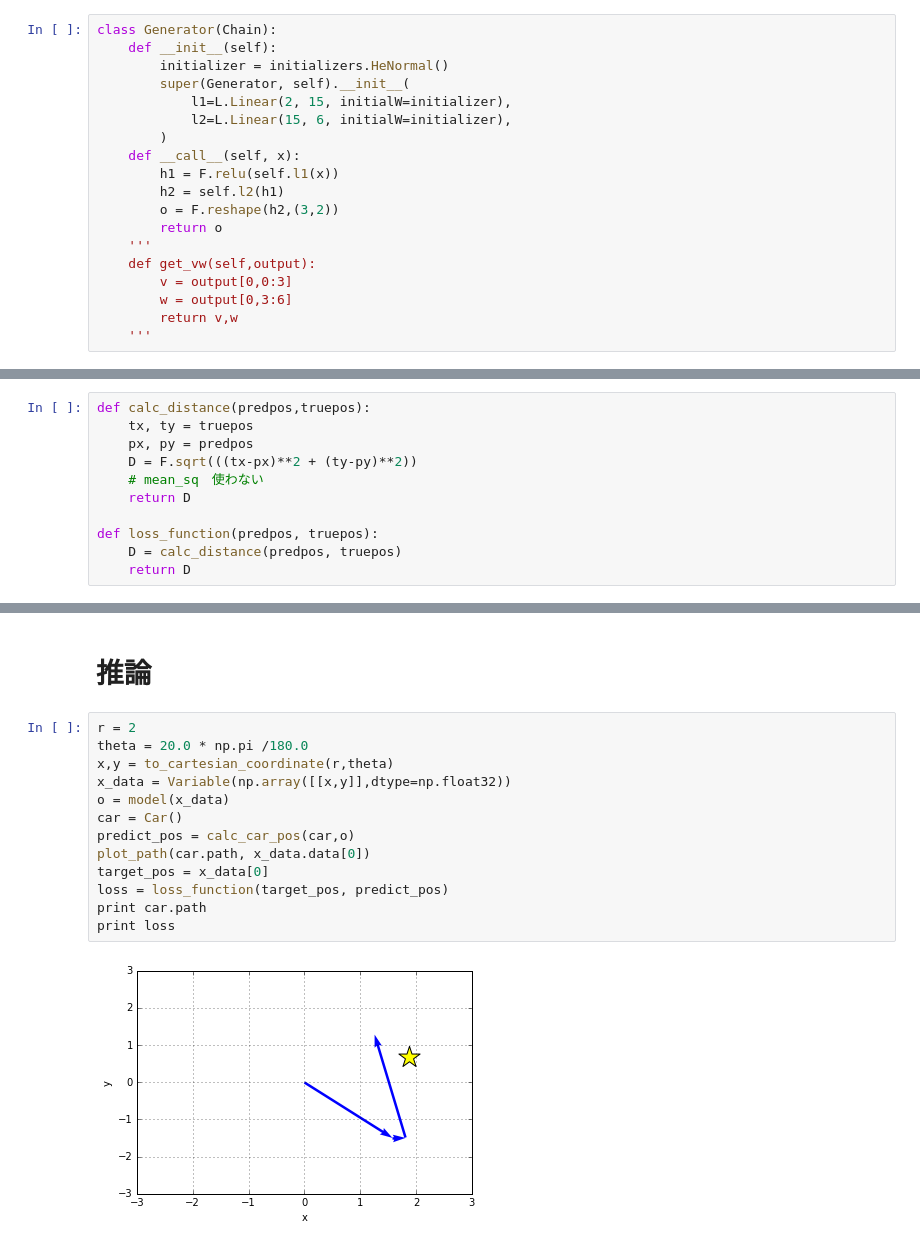
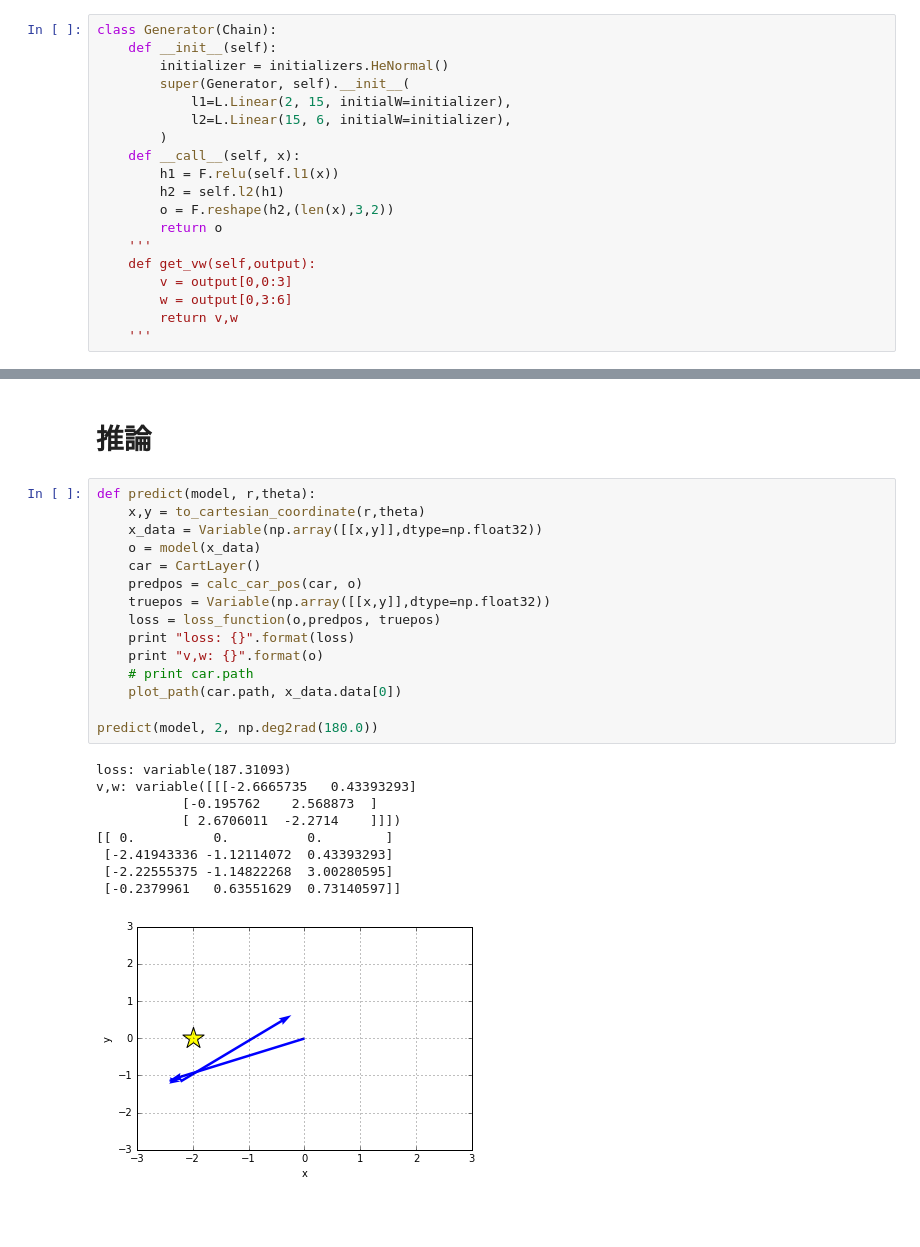
Before and after one commit to yotaseki/ParameterLearning, a Jupyter notebook: MovingCar.ipynb, the cells around one changed output, grey strips where cells are left out. Cells and saved outputs as stored; diff of their text form; blank space fills up the shorter version.

```diff
--- a/MovingCar.ipynb
+++ b/MovingCar.ipynb
@@ -87,7 +102,7 @@ class Generator(Chain):
     def __call__(self, x):
         h1 = F.relu(self.l1(x))
         h2 = self.l2(h1)
-        o = F.reshape(h2,(3,2))
+        o = F.reshape(h2,(len(x),3,2))
         return o
     '''
     def get_vw(self,output):
@@ -191,13 +214,2 @@ fig2.grid(True)
 # %% [markdown]
 # 損失関数
-# %%
-def calc_distance(predpos,truepos):
-    tx, ty = truepos
-    px, py = predpos
-    D = F.sqrt(((tx-px)**2 + (ty-py)**2))
-    # mean_sq　使わない
-    return D
-
-def loss_function(predpos, truepos):
-    D = calc_distance(predpos, truepos)
-    return D
@@ -250,17 +295,27 @@ train(x_data)
 # %% [markdown]
 # 推論
 # %%
-r = 2
-theta = 20.0 * np.pi /180.0
-x,y = to_cartesian_coordinate(r,theta)
-x_data = Variable(np.array([[x,y]],dtype=np.float32))
-o = model(x_data)
-car = Car()
-predict_pos = calc_car_pos(car,o)
-plot_path(car.path, x_data.data[0])
-target_pos = x_data[0]
-loss = loss_function(target_pos, predict_pos)
-print car.path
-print loss
+def predict(model, r,theta):
+    x,y = to_cartesian_coordinate(r,theta)
+    x_data = Variable(np.array([[x,y]],dtype=np.float32))
+    o = model(x_data)
+    car = CartLayer()
+    predpos = calc_car_pos(car, o)
+    truepos = Variable(np.array([[x,y]],dtype=np.float32))
+    loss = loss_function(o,predpos, truepos)
+    print "loss: {}".format(loss)
+    print "v,w: {}".format(o)
+    # print car.path
+    plot_path(car.path, x_data.data[0])
+
+predict(model, 2, np.deg2rad(180.0))
 # %% [output]
+loss: variable(187.31093)
+v,w: variable([[[-2.6665735   0.43393293]
+           [-0.195762    2.568873  ]
+           [ 2.6706011  -2.2714    ]]])
+[[ 0.          0.          0.        ]
+ [-2.41943336 -1.12114072  0.43393293]
+ [-2.22555375 -1.14822268  3.00280595]
+ [-0.2379961   0.63551629  0.73140597]]
-[figure, old version]
+[figure, new version]
```
Also changed, not shown: parts of 12 cells of this notebook.
